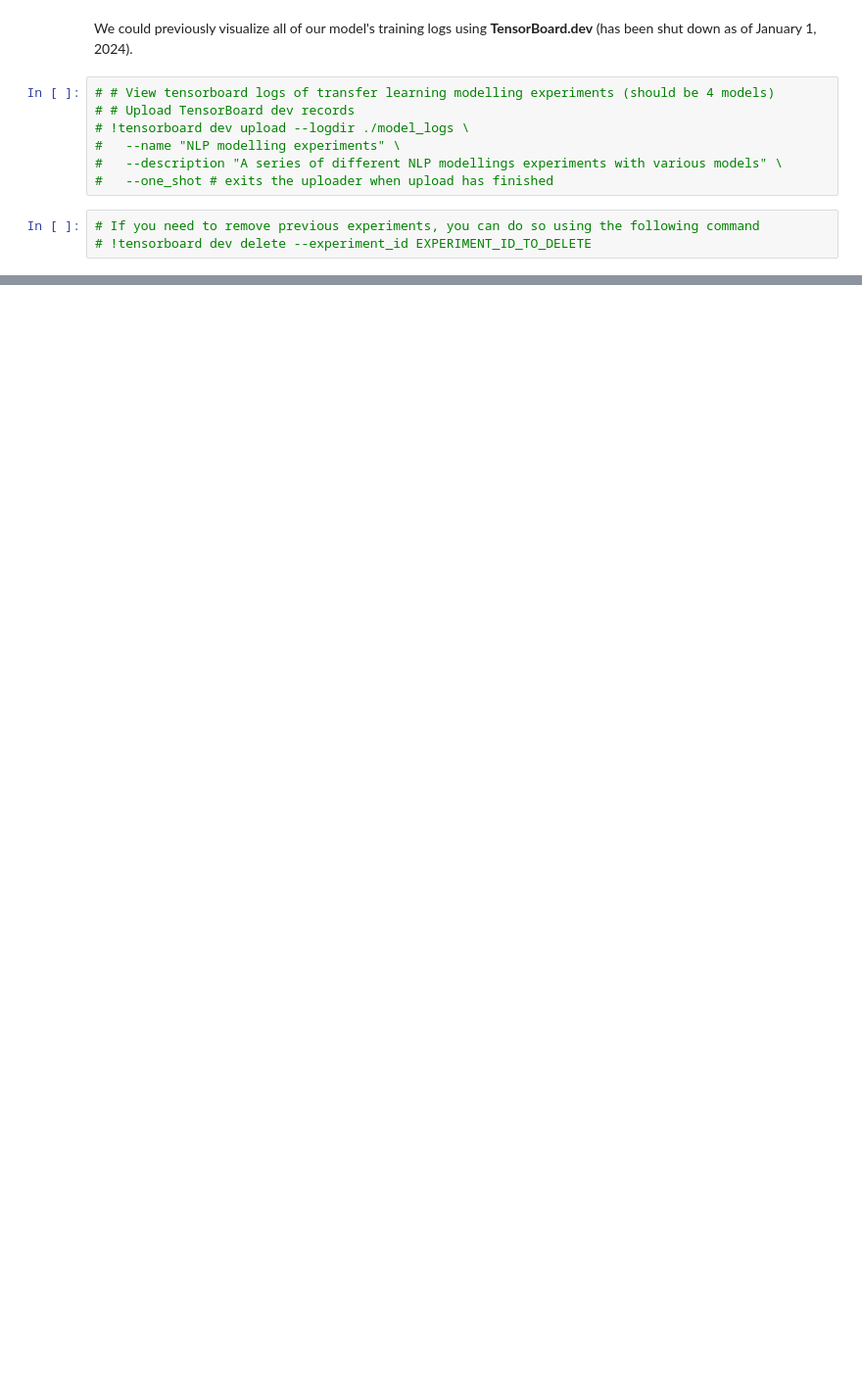
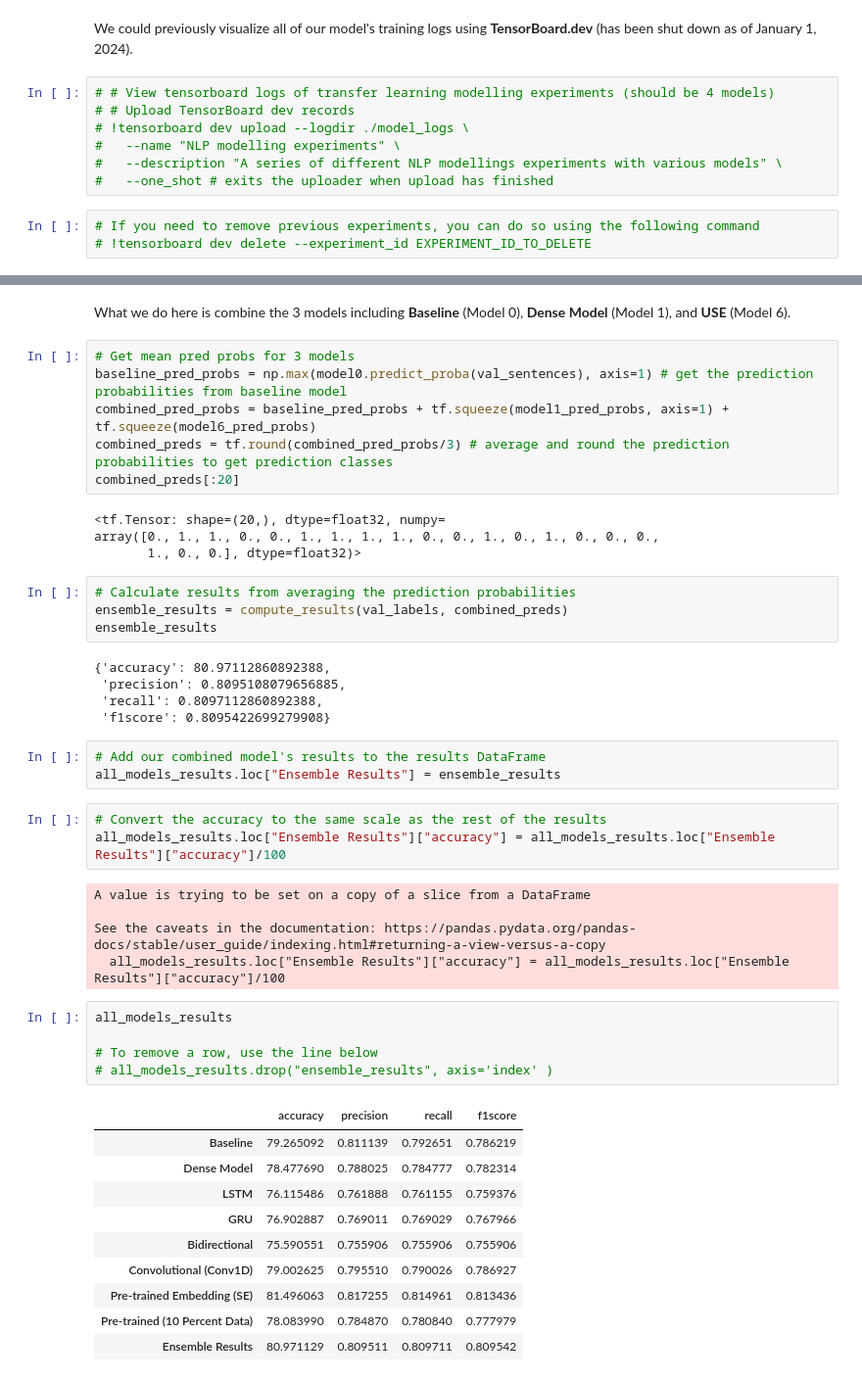
Before and after one commit to milad818/ml-frameworks, a Jupyter notebook: tensorflow/08_tf_natural_language_processing.ipynb, the cells around one changed output, grey strips where cells are left out. Shown: that part at 98% size. Cells and saved outputs as stored; diff of their text form; blank space fills up the shorter version.

```diff
--- a/tensorflow/08_tf_natural_language_processing.ipynb
+++ b/tensorflow/08_tf_natural_language_processing.ipynb
@@ -1638,0 +1677,48 @@ We could previously visualize all of our model's training logs using **TensorBoa
+# %% [markdown]
+What we do here is combine the 3 models including **Baseline** (Model 0), **Dense Model** (Model 1), and **USE** (Model 6).
+# %%
+# Get mean pred probs for 3 models
+baseline_pred_probs = np.max(model0.predict_proba(val_sentences), axis=1) # get the prediction probabilities from baseline model
+combined_pred_probs = baseline_pred_probs + tf.squeeze(model1_pred_probs, axis=1) + tf.squeeze(model6_pred_probs)
+combined_preds = tf.round(combined_pred_probs/3) # average and round the prediction probabilities to get prediction classes
+combined_preds[:20]
+# %% [output]
+<tf.Tensor: shape=(20,), dtype=float32, numpy=
+array([0., 1., 1., 0., 0., 1., 1., 1., 1., 0., 0., 1., 0., 1., 0., 0., 0.,
+       1., 0., 0.], dtype=float32)>
+# %%
+# Calculate results from averaging the prediction probabilities
+ensemble_results = compute_results(val_labels, combined_preds)
+ensemble_results
+# %% [output]
+{'accuracy': 80.97112860892388,
+ 'precision': 0.8095108079656885,
+ 'recall': 0.8097112860892388,
+ 'f1score': 0.8095422699279908}
+# %%
+# Add our combined model's results to the results DataFrame
+all_models_results.loc["Ensemble Results"] = ensemble_results
+# %%
+# Convert the accuracy to the same scale as the rest of the results
+all_models_results.loc["Ensemble Results"]["accuracy"] = all_models_results.loc["Ensemble Results"]["accuracy"]/100
+# %% [output]
+A value is trying to be set on a copy of a slice from a DataFrame
+
+See the caveats in the documentation: https://pandas.pydata.org/pandas-docs/stable/user_guide/indexing.html#returning-a-view-versus-a-copy
+  all_models_results.loc["Ensemble Results"]["accuracy"] = all_models_results.loc["Ensemble Results"]["accuracy"]/100
+# %%
+all_models_results
+
+# To remove a row, use the line below
+# all_models_results.drop("ensemble_results", axis='index' )
+# %% [output]
+|  | accuracy | precision | recall | f1score |
+| Baseline | 79.265092 | 0.811139 | 0.792651 | 0.786219 |
+| Dense Model | 78.477690 | 0.788025 | 0.784777 | 0.782314 |
+| LSTM | 76.115486 | 0.761888 | 0.761155 | 0.759376 |
+| GRU | 76.902887 | 0.769011 | 0.769029 | 0.767966 |
+| Bidirectional | 75.590551 | 0.755906 | 0.755906 | 0.755906 |
+| Convolutional (Conv1D) | 79.002625 | 0.795510 | 0.790026 | 0.786927 |
+| Pre-trained Embedding (SE) | 81.496063 | 0.817255 | 0.814961 | 0.813436 |
+| Pre-trained (10 Percent Data) | 78.083990 | 0.784870 | 0.780840 | 0.777979 |
+| Ensemble Results | 80.971129 | 0.809511 | 0.809711 | 0.809542 |
```
Also changed, not shown: parts of 25 cells of this notebook.
